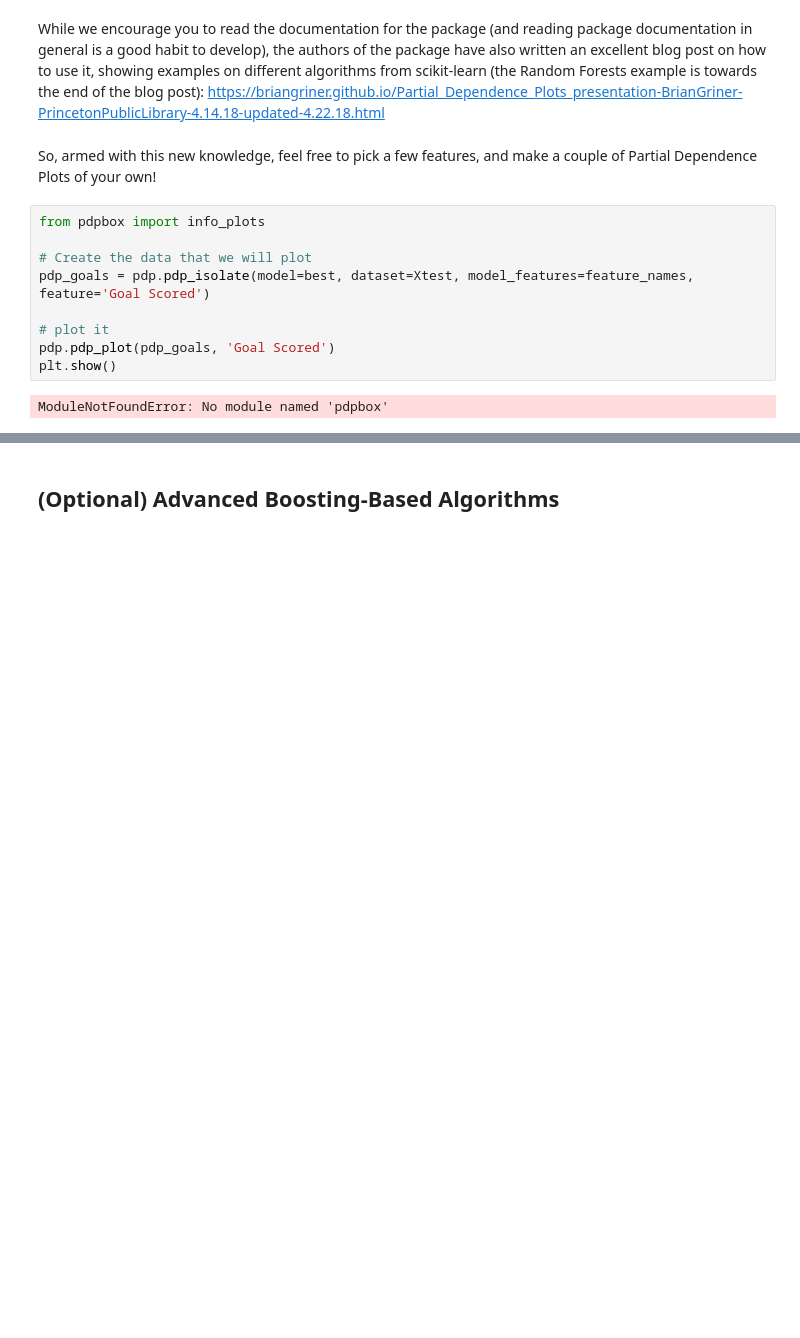
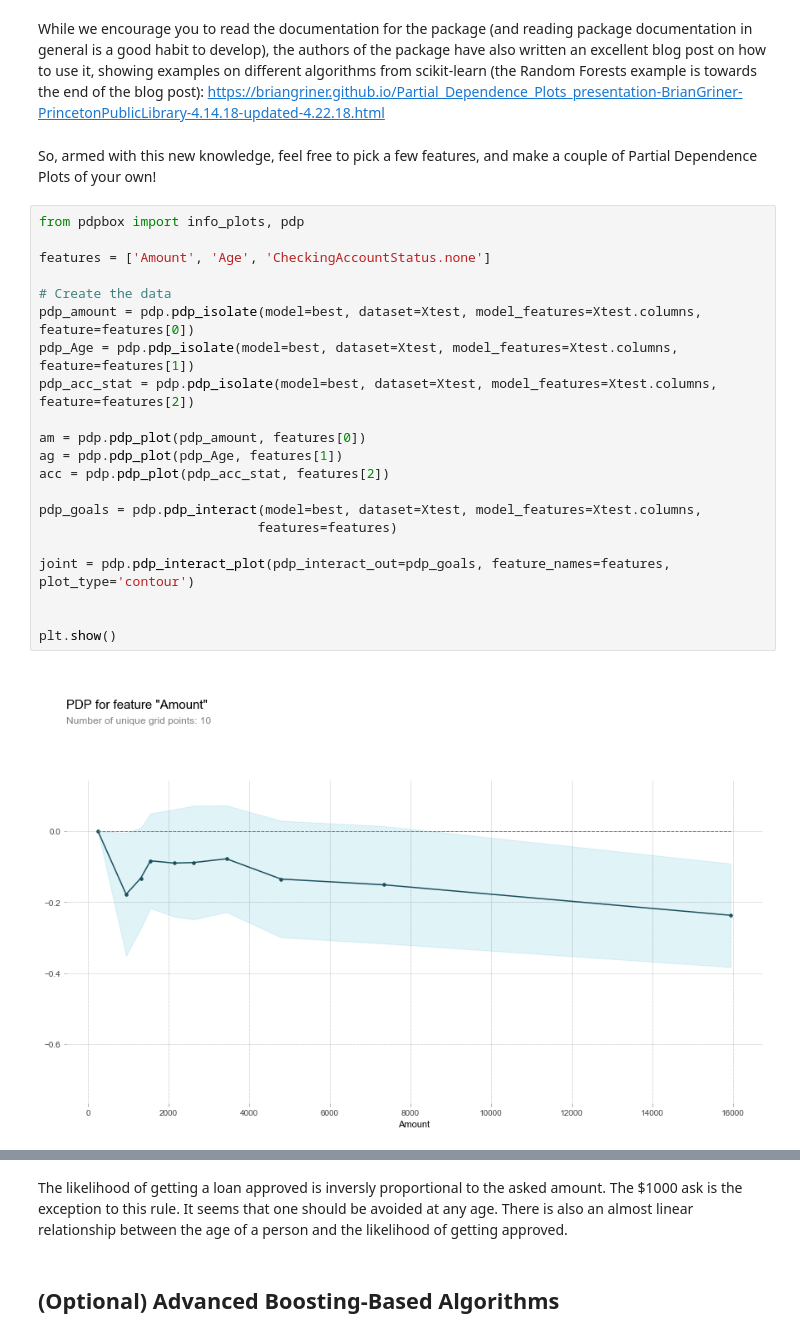
Before and after one commit to 3DBull/mec-mini-projects, a Jupyter notebook: mec-13.5.1-tree-based-algorithms-mini-project/Mini_Project_Tree-Based_Algorithms.ipynb, the cells around one changed output, grey strips where cells are left out. Cells and saved outputs as stored; diff of their text form; blank space fills up the shorter version.

Commit message:
Updated Partial Plots for the random forest model

```diff
--- a/mec-13.5.1-tree-based-algorithms-mini-project/Mini_Project_Tree-Based_Algorithms.ipynb
+++ b/mec-13.5.1-tree-based-algorithms-mini-project/Mini_Project_Tree-Based_Algorithms.ipynb
@@ -417,14 +422,26 @@ In scikit-learn, PDPs are implemented and available for certain algorithms, but
 While we encourage you to read the documentation for the package (and reading package documentation in general is a good habit to develop), the authors of the package have also written an excellent blog post on how to use it, showing examples on different algorithms from scikit-learn (the Random Forests example is towards the end of the blog post): https://briangriner.github.io/Partial_Dependence_Plots_presentation-BrianGriner-PrincetonPublicLibrary-4.14.18-updated-4.22.18.html
 # %% [markdown]
 So, armed with this new knowledge, feel free to pick a few features, and make a couple of Partial Dependence Plots of your own!
-# %%
-from pdpbox import info_plots
-
-# Create the data that we will plot
-pdp_goals = pdp.pdp_isolate(model=best, dataset=Xtest, model_features=feature_names, feature='Goal Scored')
-
-# plot it
-pdp.pdp_plot(pdp_goals, 'Goal Scored')
-plt.show()
-# %% [output]
-ModuleNotFoundError: No module named 'pdpbox'
+# %%
+from pdpbox import info_plots, pdp
+
+features = ['Amount', 'Age', 'CheckingAccountStatus.none']
+
+# Create the data
+pdp_amount = pdp.pdp_isolate(model=best, dataset=Xtest, model_features=Xtest.columns, feature=features[0])
+pdp_Age = pdp.pdp_isolate(model=best, dataset=Xtest, model_features=Xtest.columns, feature=features[1])
+pdp_acc_stat = pdp.pdp_isolate(model=best, dataset=Xtest, model_features=Xtest.columns, feature=features[2])
+
+am = pdp.pdp_plot(pdp_amount, features[0])
+ag = pdp.pdp_plot(pdp_Age, features[1])
+acc = pdp.pdp_plot(pdp_acc_stat, features[2])
+
+pdp_goals = pdp.pdp_interact(model=best, dataset=Xtest, model_features=Xtest.columns,
+                            features=features)
+
+joint = pdp.pdp_interact_plot(pdp_interact_out=pdp_goals, feature_names=features, plot_type='contour')
+
+
+plt.show()
+# %% [output]
+[figure, added]
@@ -431,3 +451,5 @@ ModuleNotFoundError: No module named 'pdpbox'
+# %% [markdown]
+The likelihood of getting a loan approved is inversly proportional to the asked amount. The $1000 ask is the exception to this rule. It seems that one should be avoided at any age. There is also an almost linear relationship between the age of a person and the likelihood of getting approved.
 # %% [markdown]
 ## (Optional) Advanced Boosting-Based Algorithms
 # %% [markdown]
```
Also changed, not shown: parts of 13 cells of this notebook.
